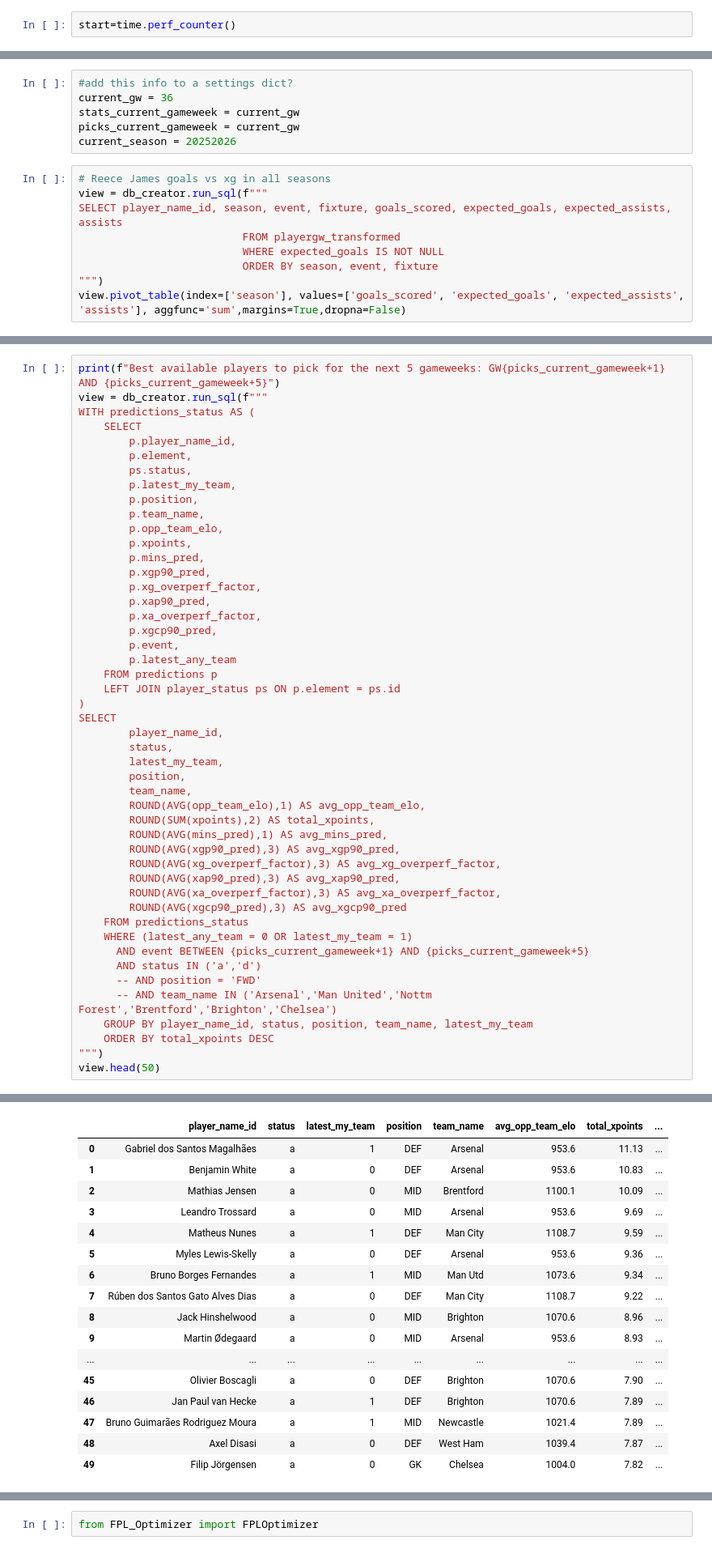
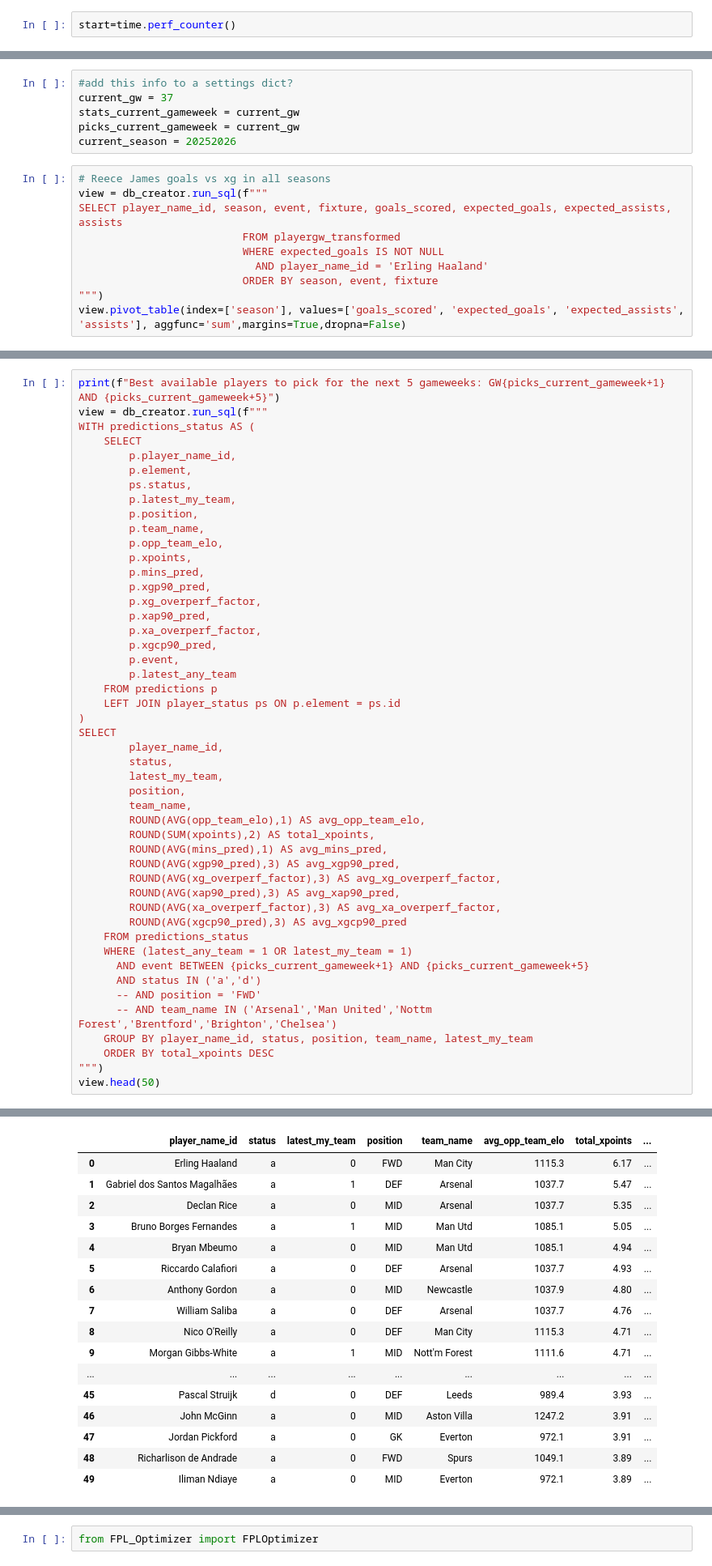
Before and after one commit to chrisimpacts/FPL-Points-Predictor, a Jupyter notebook: TRDL-Team-Analysis.ipynb, the cells around one changed output, grey strips where cells are left out. Shown at 81% size. Saved outputs shown, nothing was run; the diff lists cells and outputs as text.

```diff
--- a/TRDL-Team-Analysis.ipynb
+++ b/TRDL-Team-Analysis.ipynb
@@ -15,7 +15,7 @@ if __name__ == "__main__":
     fpl_engine = db_creator.get_engine_for("fpl_data_analysis")
 # %%
 #add this info to a settings dict?
-current_gw = 36
+current_gw = 37
 stats_current_gameweek = current_gw
 picks_current_gameweek = current_gw
 current_season = 20252026
@@ -25,6 +25,7 @@ view = db_creator.run_sql(f"""
 SELECT player_name_id, season, event, fixture, goals_scored, expected_goals, expected_assists, assists
                           FROM playergw_transformed
                           WHERE expected_goals IS NOT NULL
+                            AND player_name_id = 'Erling Haaland'
                           ORDER BY season, event, fixture
 """)
 view.pivot_table(index=['season'], values=['goals_scored', 'expected_goals', 'expected_assists', 'assists'], aggfunc='sum',margins=True,dropna=False)
@@ -233,7 +233,7 @@ SELECT
         ROUND(AVG(xa_overperf_factor),3) AS avg_xa_overperf_factor,
         ROUND(AVG(xgcp90_pred),3) AS avg_xgcp90_pred
     FROM predictions_status
-    WHERE (latest_any_team = 0 OR latest_my_team = 1)
+    WHERE (latest_any_team = 1 OR latest_my_team = 1)
       AND event BETWEEN {picks_current_gameweek+1} AND {picks_current_gameweek+5}
       AND status IN ('a','d')
       -- AND position = 'FWD'
@@ -247,20 +247,20 @@ Best available players to pick for the next 5 gameweeks: GW37 AND 41
 |  | player_name_id | status | latest_my_team | position | team_name | avg_opp_team_elo | total_xpoints | ... |
-| 0 | Gabriel dos Santos Magalhães | a | 1 | DEF | Arsenal | 953.6 | 11.13 | ... |
-| 1 | Benjamin White | a | 0 | DEF | Arsenal | 953.6 | 10.83 | ... |
-| 2 | Mathias Jensen | a | 0 | MID | Brentford | 1100.1 | 10.09 | ... |
-| 3 | Leandro Trossard | a | 0 | MID | Arsenal | 953.6 | 9.69 | ... |
-| 4 | Matheus Nunes | a | 1 | DEF | Man City | 1108.7 | 9.59 | ... |
-| 5 | Myles Lewis-Skelly | a | 0 | DEF | Arsenal | 953.6 | 9.36 | ... |
-| 6 | Bruno Borges Fernandes | a | 1 | MID | Man Utd | 1073.6 | 9.34 | ... |
-| 7 | Rúben dos Santos Gato Alves Dias | a | 0 | DEF | Man City | 1108.7 | 9.22 | ... |
-| 8 | Jack Hinshelwood | a | 0 | MID | Brighton | 1070.6 | 8.96 | ... |
-| 9 | Martin Ødegaard | a | 0 | MID | Arsenal | 953.6 | 8.93 | ... |
+| 0 | Erling Haaland | a | 0 | FWD | Man City | 1115.3 | 6.17 | ... |
+| 1 | Gabriel dos Santos Magalhães | a | 1 | DEF | Arsenal | 1037.7 | 5.47 | ... |
+| 2 | Declan Rice | a | 0 | MID | Arsenal | 1037.7 | 5.35 | ... |
+| 3 | Bruno Borges Fernandes | a | 1 | MID | Man Utd | 1085.1 | 5.05 | ... |
+| 4 | Bryan Mbeumo | a | 0 | MID | Man Utd | 1085.1 | 4.94 | ... |
+| 5 | Riccardo Calafiori | a | 0 | DEF | Arsenal | 1037.7 | 4.93 | ... |
+| 6 | Anthony Gordon | a | 0 | MID | Newcastle | 1037.9 | 4.80 | ... |
+| 7 | William Saliba | a | 0 | DEF | Arsenal | 1037.7 | 4.76 | ... |
+| 8 | Nico O'Reilly | a | 0 | DEF | Man City | 1115.3 | 4.71 | ... |
+| 9 | Morgan Gibbs-White | a | 1 | MID | Nott'm Forest | 1111.6 | 4.71 | ... |
 | ... | ... | ... | ... | ... | ... | ... | ... | ... |
-| 45 | Olivier Boscagli | a | 0 | DEF | Brighton | 1070.6 | 7.90 | ... |
-| 46 | Jan Paul van Hecke | a | 1 | DEF | Brighton | 1070.6 | 7.89 | ... |
-| 47 | Bruno Guimarães Rodriguez Moura | a | 1 | MID | Newcastle | 1021.4 | 7.89 | ... |
-| 48 | Axel Disasi | a | 0 | DEF | West Ham | 1039.4 | 7.87 | ... |
-| 49 | Filip Jörgensen | a | 0 | GK | Chelsea | 1004.0 | 7.82 | ... |
+| 45 | Pascal Struijk | d | 0 | DEF | Leeds | 989.4 | 3.93 | ... |
+| 46 | John McGinn | a | 0 | MID | Aston Villa | 1247.2 | 3.91 | ... |
+| 47 | Jordan Pickford | a | 0 | GK | Everton | 972.1 | 3.91 | ... |
+| 48 | Richarlison de Andrade | a | 0 | FWD | Spurs | 1049.1 | 3.89 | ... |
+| 49 | Iliman Ndiaye | a | 0 | MID | Everton | 972.1 | 3.89 | ... |
 # %%
 print(f"\nBest available players to replace worst in my team: {picks_current_gameweek+1} to {picks_current_gameweek+5}")
 
```
Also changed, not shown: parts of 11 cells of this notebook, 4 other files.
